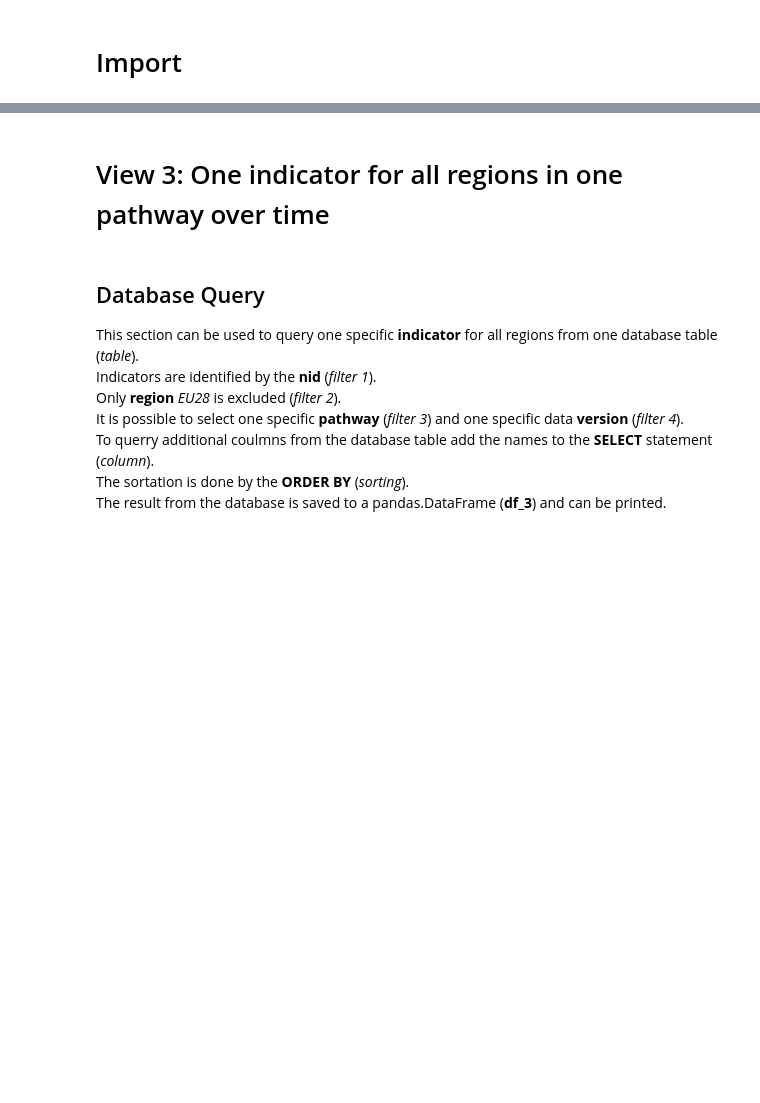
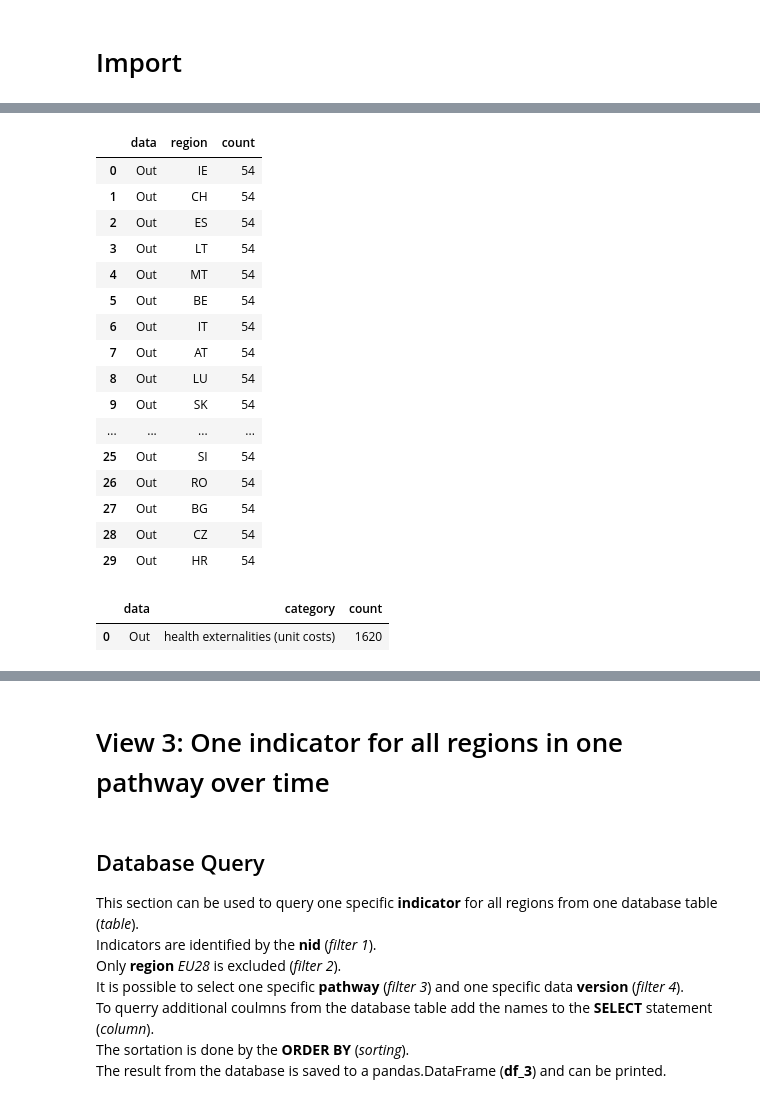
Before and after one commit to ReeemProject/reeem_db, a Jupyter notebook: database_views/reeem_jupyter/reeem_db_plot_EcoSenseEVA.ipynb, the cells around one changed output, grey strips where cells are left out. Saved outputs shown, nothing was run; the diff lists cells and outputs as text; code cells hidden in the pictures; blank space fills up the shorter version.

```diff
--- a/database_views/reeem_jupyter/reeem_db_plot_EcoSenseEVA.ipynb
+++ b/database_views/reeem_jupyter/reeem_db_plot_EcoSenseEVA.ipynb
@@ -75,0 +78,10 @@ The result is saved to a pandas.DataFrame (**df_0**) and printed.
+# %%
+# Database
+schema = 'model_draft'
+table_in = 'reeem_ecosenseeva_input'
+table_out = 'reeem_ecosenseeva_output'
+folder = 'ecosenseeva'
+
+pathlib.Path('data/'+folder).mkdir(parents=True, exist_ok=True)
+print("Database Schema:", schema +'\n'+ "Input table:", table_in +'\n'+
+      "Output table:", table_out +'\n'+ "Created folder:", folder )
@@ -76,11 +170,48 @@ The result is saved to a pandas.DataFrame (**df_0**) and printed.
+# %%
+# Regions
+column = 'region' # id, pathway, version, region, year, indicator, category, value, unit
+sql = text("""
+    SELECT  'In' AS data, {3}, count(*) AS count
+    FROM    {0}.{1}
+    GROUP BY {3}
+    UNION ALL
+    SELECT  'Out' AS data, {3}, count(*) AS count
+    FROM    {0}.{2}
+    GROUP BY {3}; """.format(schema, table_in, table_out, column))
+df_reg = pd.read_sql_query(sql, con)
+df_reg
+# %% [output]
+|  | data | region | count |
+| 0 | Out | IE | 54 |
+| 1 | Out | CH | 54 |
+| 2 | Out | ES | 54 |
+| 3 | Out | LT | 54 |
+| 4 | Out | MT | 54 |
+| 5 | Out | BE | 54 |
+| 6 | Out | IT | 54 |
+| 7 | Out | AT | 54 |
+| 8 | Out | LU | 54 |
+| 9 | Out | SK | 54 |
+| ... | ... | ... | ... |
+| 25 | Out | SI | 54 |
+| 26 | Out | RO | 54 |
+| 27 | Out | BG | 54 |
+| 28 | Out | CZ | 54 |
+| 29 | Out | HR | 54 |
 # %%
-# Database select (SQL)
-column = 'nid,category,indicator' # id, pathway, version, region, year, indicator, category, value, unit
+# Categories
+column = 'category' # id, pathway, version, region, year, indicator, category, value, unit
 sql = text("""
-    SELECT  {0}, count(*) AS count
-    FROM    model_draft.reeem_ecosenseeva_output
-    GROUP BY {0}
-    ORDER BY {0}; """.format(column))
-df = pd.read_sql_query(sql, con)
-df
+    SELECT  'In' AS data, {3}, count(*) AS count
+    FROM    {0}.{1}
+    GROUP BY {3}
+    UNION ALL
+    SELECT  'Out' AS data, {3}, count(*) AS count
+    FROM    {0}.{2}
+    GROUP BY {3}; """.format(schema, table_in, table_out, column))
+df_cat = pd.read_sql_query(sql, con)
+df_cat
+# %% [output]
+|  | data | category | count |
+| 0 | Out | health externalities (unit costs) | 1620 |
 # %%
```
Also changed, not shown: parts of 22 cells of this notebook, 3 other files.
